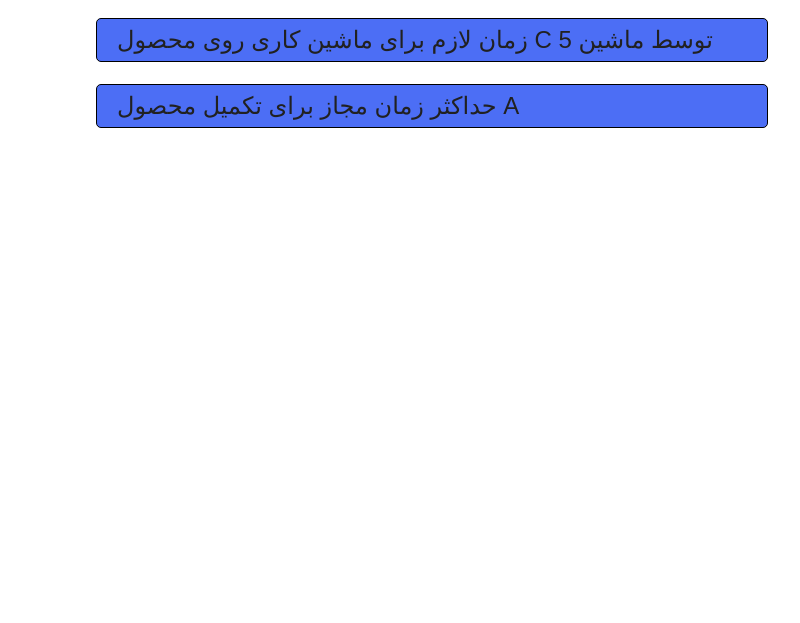
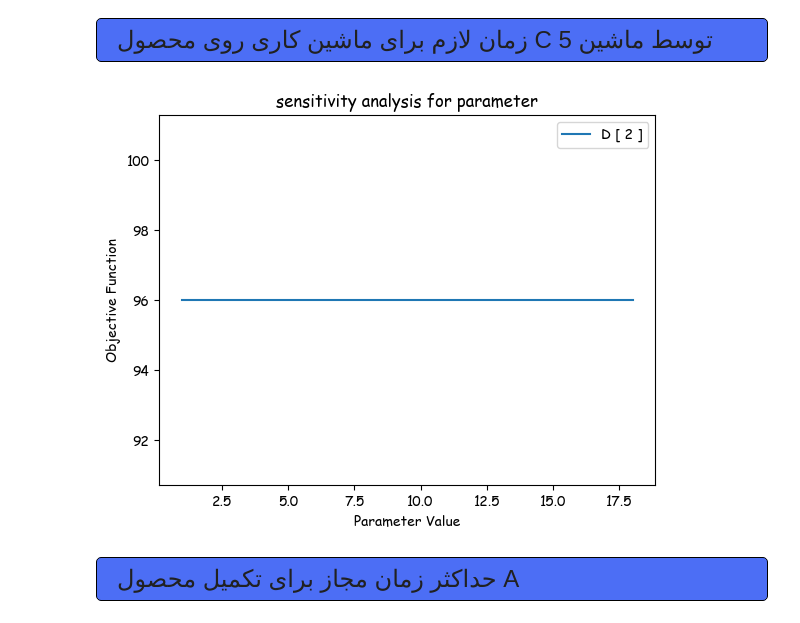
Before and after one commit to hadihe2002/pyomo, a Jupyter notebook: pyomo.ipynb, the cells around one changed output. Saved outputs shown, nothing was run; the diff lists cells and outputs as text; code cells hidden in the pictures; blank space fills up the shorter version.

```diff
--- a/pyomo.ipynb
+++ b/pyomo.ipynb
@@ -233,6 +235,17 @@ df
 <div style="font-family: Vazirmatn; font-size:24px; direction: rtl; display: flex; align-items:center; justify-content:center; align-text:center; background-color: #4c6ef5; padding: 10px 20px;border: 1px solid black; border-radius: 5px">
  زمان لازم برای ماشین کاری روی محصول C توسط ماشین 5
 </div>
+# %%
+model_3 = model.clone()
+
+answers = []
+for i in range(1, 18+1):
+    model_3.time_params[(5,3)] = i
+    answers.append(solve(model_3))
+
+plot_lists(answers)
+# %% [output]
+[figure, added]
 # %% [markdown]
 <div style="font-family: Vazirmatn; font-size:24px; direction: rtl; display: flex; align-items:center; justify-content:center; align-text:center; background-color: #4c6ef5; padding: 10px 20px;border: 1px solid black; border-radius: 5px">
 حداکثر زمان مجاز برای تکمیل محصول A
```
Also changed, not shown: parts of 7 cells of this notebook, 5 other files.
